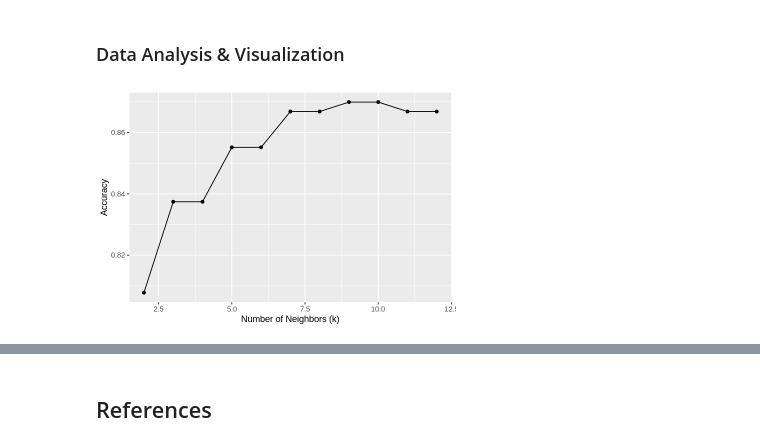
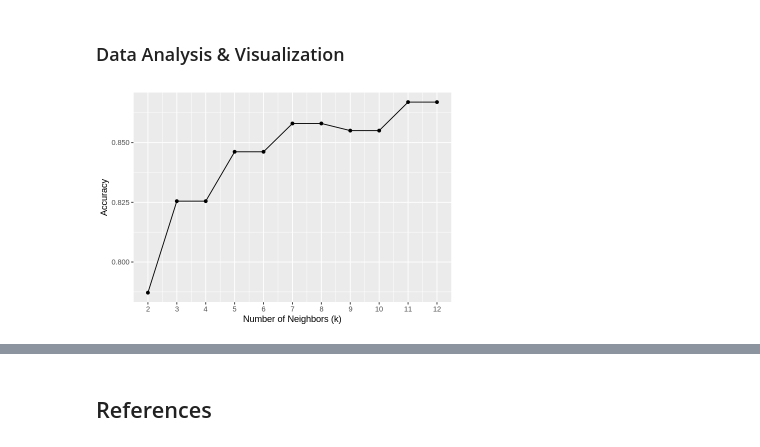
Before and after one commit to lu-ben/dsci-project, a Jupyter notebook: report.ipynb, the cells around one changed output, grey strips where cells are left out. Saved outputs shown, nothing was run; the diff lists cells and outputs as text; code cells hidden in the pictures.

```diff
--- a/report.ipynb
+++ b/report.ipynb
@@ -197,37 +197,40 @@ ggplot(players_age_rank_handedness, aes(x = age, y = curr_rank, color = handedne
 # %% [markdown]
 ### Data Analysis & Visualization <a name="da"/>
 # %%
+set.seed(4321)
+
 k_values <- c(2:12)
 
 knn_recipe <- recipe(handedness ~ age + curr_rank, data = players_train) |>
     step_scale(all_predictors()) |>
     step_center(all_predictors())
 
 knn_spec_tune <- nearest_neighbor(weight_func = "rectangular", neighbors = tune()) |>
     set_engine("kknn") |>
     set_mode("classification")
 
 players_vfold <- vfold_cv(players_train, v = 5, strata = handedness)
 
 knn_workflow <- workflow() |>
        add_recipe(knn_recipe) |>
        add_model(knn_spec_tune)
 
 resample_fit <- workflow() |>
     add_recipe(knn_recipe) |>
     add_model(knn_spec_tune) |>
     tune_grid(resamples = players_vfold, grid = expand.grid(neighbors = k_values)) |>
     collect_metrics()
 
 cross_val_plot <- resample_fit |>
     filter(.metric == "accuracy") |>
     ggplot(aes(x = neighbors, y = mean)) +
     geom_point() +
     geom_line() +
-    labs(x = "Number of Neighbors (k)", y = "Accuracy")
+    labs(x = "Number of Neighbors (k)", y = "Accuracy") +
+       scale_x_continuous(breaks = seq(0, 12, by = 1))  # adjusting the x-axis
 
 options(repr.plot.width = 6, repr.plot.height = 4)
 
 cross_val_plot
 # %% [output]
-[figure, old version]
+[figure, new version]
```
Also changed, not shown: parts of 9 cells of this notebook.
